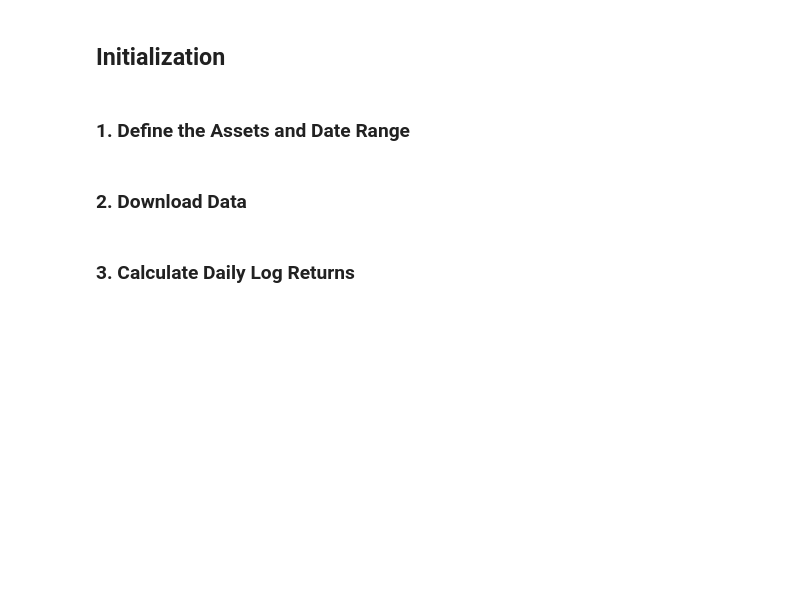
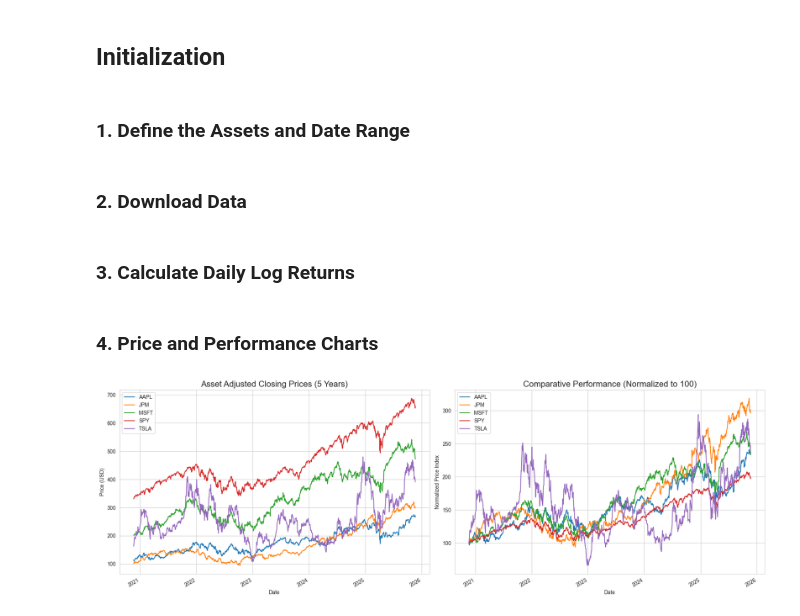
Before and after one commit to muratercumert/Comparative-Analysis-of-Asset-Volatilities, a Jupyter notebook: main.ipynb, the cells around one changed output. Drawn from its saved outputs; the diff is of its cells as text; code cells hidden in the pictures; blank space fills up the shorter version.

Commit message:
Price and Performance Charts added

```diff
--- a/main.ipynb
+++ b/main.ipynb
@@ -37,3 +37,32 @@ log_returns = np.log(data / data.shift(1)).dropna()
 
 print("\nData Download and Log Returns Calculation Complete.")
 print(f"Period covered: {log_returns.index.min().date()} to {log_returns.index.max().date()}")
+# %% [markdown]
+### 4. Price and Performance Charts
+# %%
+# Configure plotting style
+sns.set_style("whitegrid")
+plt.figure(figsize=(18, 6))
+
+# --- Chart A: Price Time Series (Last 5 Years) ---
+plt.subplot(1, 2, 1)
+data.plot(ax=plt.gca(), legend=False)
+plt.title('Asset Adjusted Closing Prices (5 Years)', fontsize=16)
+plt.ylabel('Price (USD)')
+plt.xlabel('Date')
+plt.legend(data.columns, loc='upper left')
+
+# --- Chart B: Comparative Performance (Normalized to 100) ---
+# Normalize the price series by dividing by the starting price and multiplying by 100
+normalized_prices = data.div(data.iloc[0]) * 100
+
+plt.subplot(1, 2, 2)
+normalized_prices.plot(ax=plt.gca())
+plt.title('Comparative Performance (Normalized to 100)', fontsize=16)
+plt.ylabel('Normalized Price Index')
+plt.xlabel('Date')
+plt.legend(normalized_prices.columns, loc='upper left')
+plt.tight_layout()
+plt.show()
+# %% [output]
+[figure, added]
```
